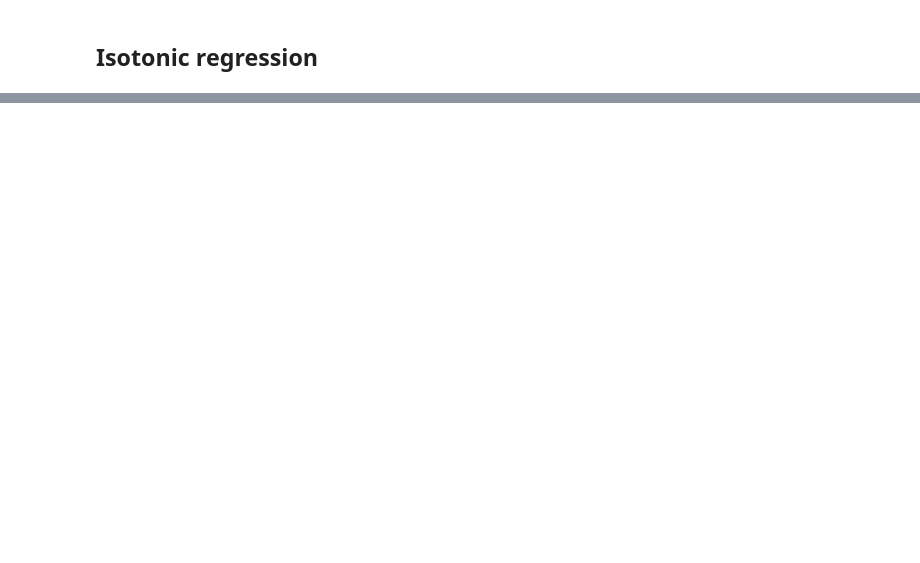
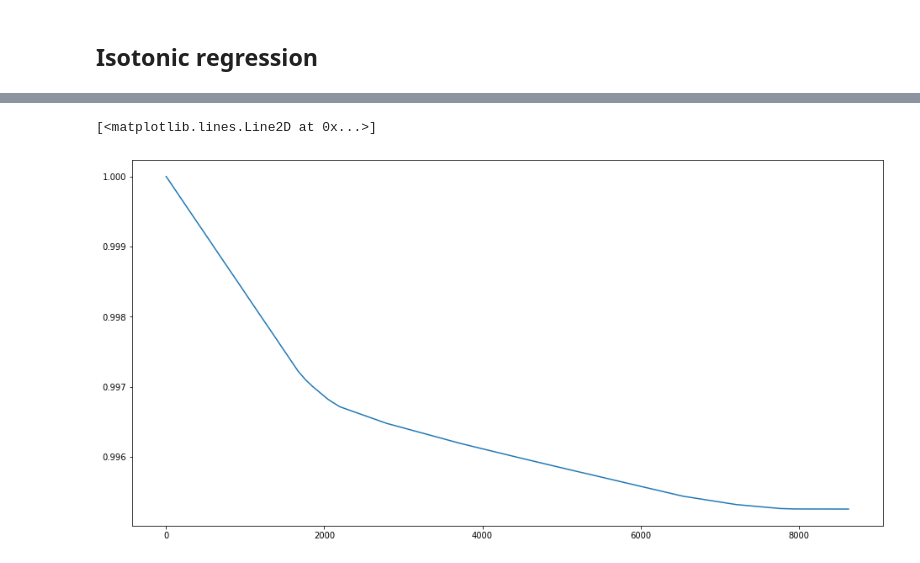
Before and after one commit to roksikonja/dslab_virgo_tsi, a Jupyter notebook: exponential_decay.ipynb, the cells around one changed output, grey strips where cells are left out. Saved outputs shown, nothing was run; the diff lists cells and outputs as text; code cells hidden in the pictures; blank space fills up the shorter version.

```diff
--- a/exponential_decay.ipynb
+++ b/exponential_decay.ipynb
@@ -428,0 +398,8 @@ array([4, 5, 6, 7])
+# %%
+max_time = X.ravel()[-1]
+time = np.linspace(0, max_time, 999)
+y1 = ir.predict(time)
+# %%
+n = len(y1)
+# %%
+mu = cp.Variable(n)
@@ -428,0 +416,6 @@ array([4, 5, 6, 7])
+# %%
+plt.figure(5, figsize=(16, 8))
+plt.plot(time, mu.value)
+# %% [output]
+[<matplotlib.lines.Line2D at 0x...>]
+[figure, added]
```
Also changed, not shown: parts of 29 cells of this notebook, 2 other files.
